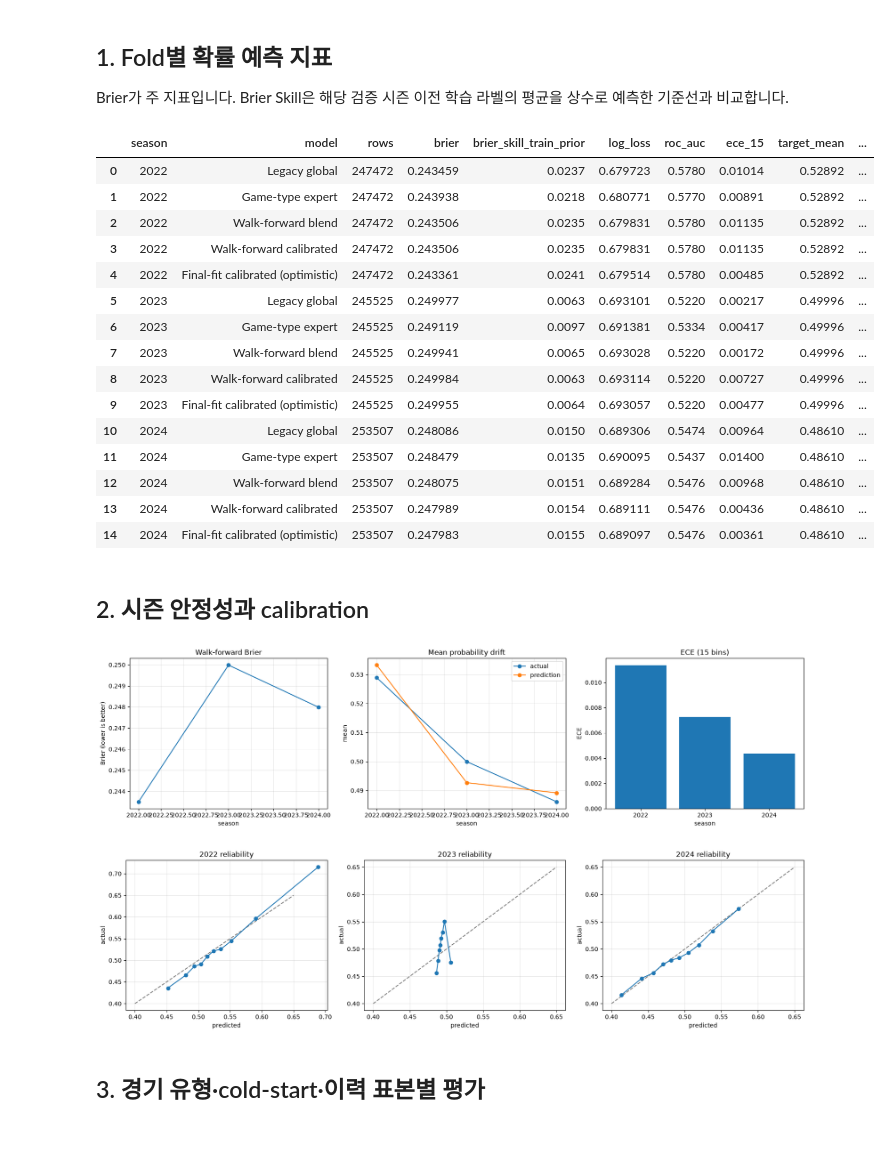
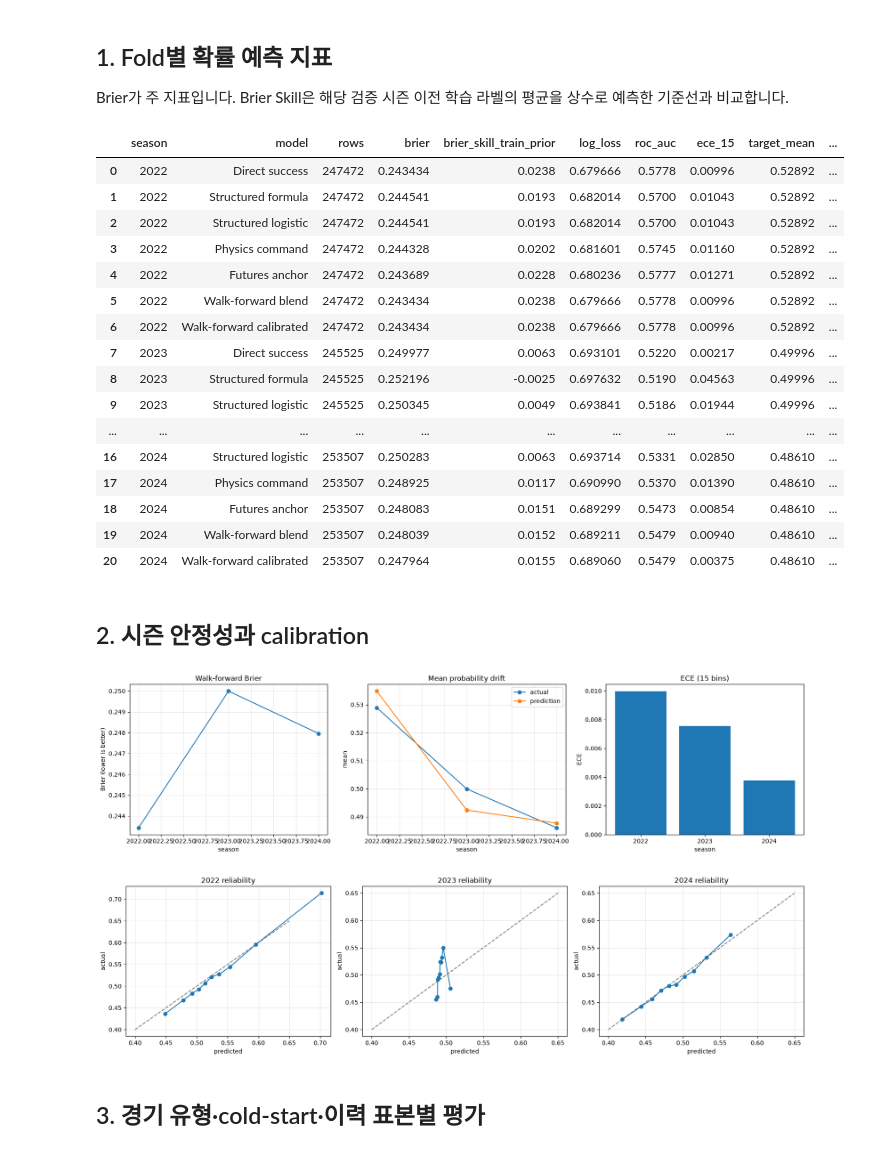
Before and after one commit to junhyun111/baseball, a Jupyter notebook: evaluation.ipynb, the cells around one changed output. Drawn from its saved outputs; the diff is of its cells as text; code cells hidden in the pictures.

```diff
--- a/evaluation.ipynb
+++ b/evaluation.ipynb
@@ -13,7 +13,7 @@ import pandas as pd
 from sklearn.metrics import log_loss, mean_squared_error, roc_auc_score
 
 ROOT = Path.cwd().resolve()
-RUN_DIR = Path(os.environ.get("BASEBALL_RUN_DIR", ROOT)).resolve()
+RUN_DIR = Path(os.environ.get("BASEBALL_RUN_DIR", ROOT / "runs" / "v3")).resolve()
 ARTIFACT_DIR = RUN_DIR / "artifacts"
 MODEL_DIR = RUN_DIR / "model"
 OOF_PATH = ARTIFACT_DIR / "oof_predictions.parquet"
@@ -52,11 +52,13 @@ Brier가 주 지표입니다. Brier Skill은 해당 검증 시즌 이전 학습
 # %%
 TARGET = "control_success"
 PREDICTION_COLUMNS = {
-    "Legacy global": "pred_legacy_global",
-    "Game-type expert": "pred_game_type",
+    "Direct success": "pred_direct",
+    "Structured formula": "pred_structured_formula",
+    "Structured logistic": "pred_structured_logit",
+    "Physics command": "pred_physics",
+    "Futures anchor": "pred_futures_anchor",
     "Walk-forward blend": "pred_blend_walk_forward",
     "Walk-forward calibrated": "pred_calibrated_walk_forward",
-    "Final-fit calibrated (optimistic)": "pred_calibrated_final_fit",
 }
 
 def expected_calibration_error(y_true, prediction, bins=15):
@@ -69,48 +71,49 @@ def expected_calibration_error(y_true, prediction, bins=15):
         mask = groups == index
         if mask.any():
             ece += mask.mean() * abs(prediction[mask].mean() - y_true[mask].mean())
     return float(ece)
 
 def season_prior(season):
     return float(feature_config["season_prior_map"][str(int(season))])
 
 rows = []
 for season, part in oof.groupby("season", sort=True):
     y = part[TARGET].to_numpy()
     prior = season_prior(season)
     baseline = mean_squared_error(y, np.full(len(y), prior))
     for label, column in PREDICTION_COLUMNS.items():
         prediction = np.clip(part[column].to_numpy(dtype="float64"), 1e-5, 1-1e-5)
         score = mean_squared_error(y, prediction)
         rows.append({
             "season": int(season), "model": label, "rows": len(part),
             "brier": score, "brier_skill_train_prior": 1-score/baseline,
             "log_loss": log_loss(y, prediction),
             "roc_auc": roc_auc_score(y, prediction),
             "ece_15": expected_calibration_error(y, prediction),
             "target_mean": y.mean(), "prediction_mean": prediction.mean(),
             "mean_gap": prediction.mean()-y.mean(),
         })
 summary = pd.DataFrame(rows)
 summary.to_csv(ARTIFACT_DIR / "evaluation_summary.csv", index=False, encoding="utf-8")
 display(summary.style.format({"brier": "{:.6f}", "brier_skill_train_prior": "{:.4f}", "log_loss": "{:.6f}", "roc_auc": "{:.4f}", "ece_15": "{:.5f}", "target_mean": "{:.5f}", "prediction_mean": "{:.5f}", "mean_gap": "{:+.5f}"}))
 # %% [output]
 |  | season | model | rows | brier | brier_skill_train_prior | log_loss | roc_auc | ece_15 | target_mean | ... |
-| 0 | 2022 | Legacy global | 247472 | 0.243459 | 0.0237 | 0.679723 | 0.5780 | 0.01014 | 0.52892 | ... |
-| 1 | 2022 | Game-type expert | 247472 | 0.243938 | 0.0218 | 0.680771 | 0.5770 | 0.00891 | 0.52892 | ... |
-| 2 | 2022 | Walk-forward blend | 247472 | 0.243506 | 0.0235 | 0.679831 | 0.5780 | 0.01135 | 0.52892 | ... |
-| 3 | 2022 | Walk-forward calibrated | 247472 | 0.243506 | 0.0235 | 0.679831 | 0.5780 | 0.01135 | 0.52892 | ... |
-| 4 | 2022 | Final-fit calibrated (optimistic) | 247472 | 0.243361 | 0.0241 | 0.679514 | 0.5780 | 0.00485 | 0.52892 | ... |
-| 5 | 2023 | Legacy global | 245525 | 0.249977 | 0.0063 | 0.693101 | 0.5220 | 0.00217 | 0.49996 | ... |
-| 6 | 2023 | Game-type expert | 245525 | 0.249119 | 0.0097 | 0.691381 | 0.5334 | 0.00417 | 0.49996 | ... |
-| 7 | 2023 | Walk-forward blend | 245525 | 0.249941 | 0.0065 | 0.693028 | 0.5220 | 0.00172 | 0.49996 | ... |
-| 8 | 2023 | Walk-forward calibrated | 245525 | 0.249984 | 0.0063 | 0.693114 | 0.5220 | 0.00727 | 0.49996 | ... |
-| 9 | 2023 | Final-fit calibrated (optimistic) | 245525 | 0.249955 | 0.0064 | 0.693057 | 0.5220 | 0.00477 | 0.49996 | ... |
-| 10 | 2024 | Legacy global | 253507 | 0.248086 | 0.0150 | 0.689306 | 0.5474 | 0.00964 | 0.48610 | ... |
-| 11 | 2024 | Game-type expert | 253507 | 0.248479 | 0.0135 | 0.690095 | 0.5437 | 0.01400 | 0.48610 | ... |
-| 12 | 2024 | Walk-forward blend | 253507 | 0.248075 | 0.0151 | 0.689284 | 0.5476 | 0.00968 | 0.48610 | ... |
-| 13 | 2024 | Walk-forward calibrated | 253507 | 0.247989 | 0.0154 | 0.689111 | 0.5476 | 0.00436 | 0.48610 | ... |
-| 14 | 2024 | Final-fit calibrated (optimistic) | 253507 | 0.247983 | 0.0155 | 0.689097 | 0.5476 | 0.00361 | 0.48610 | ... |
+| 0 | 2022 | Direct success | 247472 | 0.243434 | 0.0238 | 0.679666 | 0.5778 | 0.00996 | 0.52892 | ... |
+| 1 | 2022 | Structured formula | 247472 | 0.244541 | 0.0193 | 0.682014 | 0.5700 | 0.01043 | 0.52892 | ... |
+| 2 | 2022 | Structured logistic | 247472 | 0.244541 | 0.0193 | 0.682014 | 0.5700 | 0.01043 | 0.52892 | ... |
+| 3 | 2022 | Physics command | 247472 | 0.244328 | 0.0202 | 0.681601 | 0.5745 | 0.01160 | 0.52892 | ... |
+| 4 | 2022 | Futures anchor | 247472 | 0.243689 | 0.0228 | 0.680236 | 0.5777 | 0.01271 | 0.52892 | ... |
+| 5 | 2022 | Walk-forward blend | 247472 | 0.243434 | 0.0238 | 0.679666 | 0.5778 | 0.00996 | 0.52892 | ... |
+| 6 | 2022 | Walk-forward calibrated | 247472 | 0.243434 | 0.0238 | 0.679666 | 0.5778 | 0.00996 | 0.52892 | ... |
+| 7 | 2023 | Direct success | 245525 | 0.249977 | 0.0063 | 0.693101 | 0.5220 | 0.00217 | 0.49996 | ... |
+| 8 | 2023 | Structured formula | 245525 | 0.252196 | -0.0025 | 0.697632 | 0.5190 | 0.04563 | 0.49996 | ... |
+| 9 | 2023 | Structured logistic | 245525 | 0.250345 | 0.0049 | 0.693841 | 0.5186 | 0.01944 | 0.49996 | ... |
+| ... | ... | ... | ... | ... | ... | ... | ... | ... | ... | ... |
+| 16 | 2024 | Structured logistic | 253507 | 0.250283 | 0.0063 | 0.693714 | 0.5331 | 0.02850 | 0.48610 | ... |
+| 17 | 2024 | Physics command | 253507 | 0.248925 | 0.0117 | 0.690990 | 0.5370 | 0.01390 | 0.48610 | ... |
+| 18 | 2024 | Futures anchor | 253507 | 0.248083 | 0.0151 | 0.689299 | 0.5473 | 0.00854 | 0.48610 | ... |
+| 19 | 2024 | Walk-forward blend | 253507 | 0.248039 | 0.0152 | 0.689211 | 0.5479 | 0.00940 | 0.48610 | ... |
+| 20 | 2024 | Walk-forward calibrated | 253507 | 0.247964 | 0.0155 | 0.689060 | 0.5479 | 0.00375 | 0.48610 | ... |
 # %% [markdown]
 ## 2. 시즌 안정성과 calibration
 # %%
@@ -140,8 +143,8 @@ for axis, (season, part) in zip(axes, oof.groupby("season", sort=True)):
     axis.grid(alpha=0.3)
 plt.tight_layout(); plt.show()
 # %% [output]
-[figure, old version]
+[figure, new version]
-[figure, old version]
+[figure, new version]
 # %% [markdown]
 ## 3. 경기 유형·cold-start·이력 표본별 평가
 # %%
```
Also changed, not shown: parts of 3 cells of this notebook, 10 other files.
